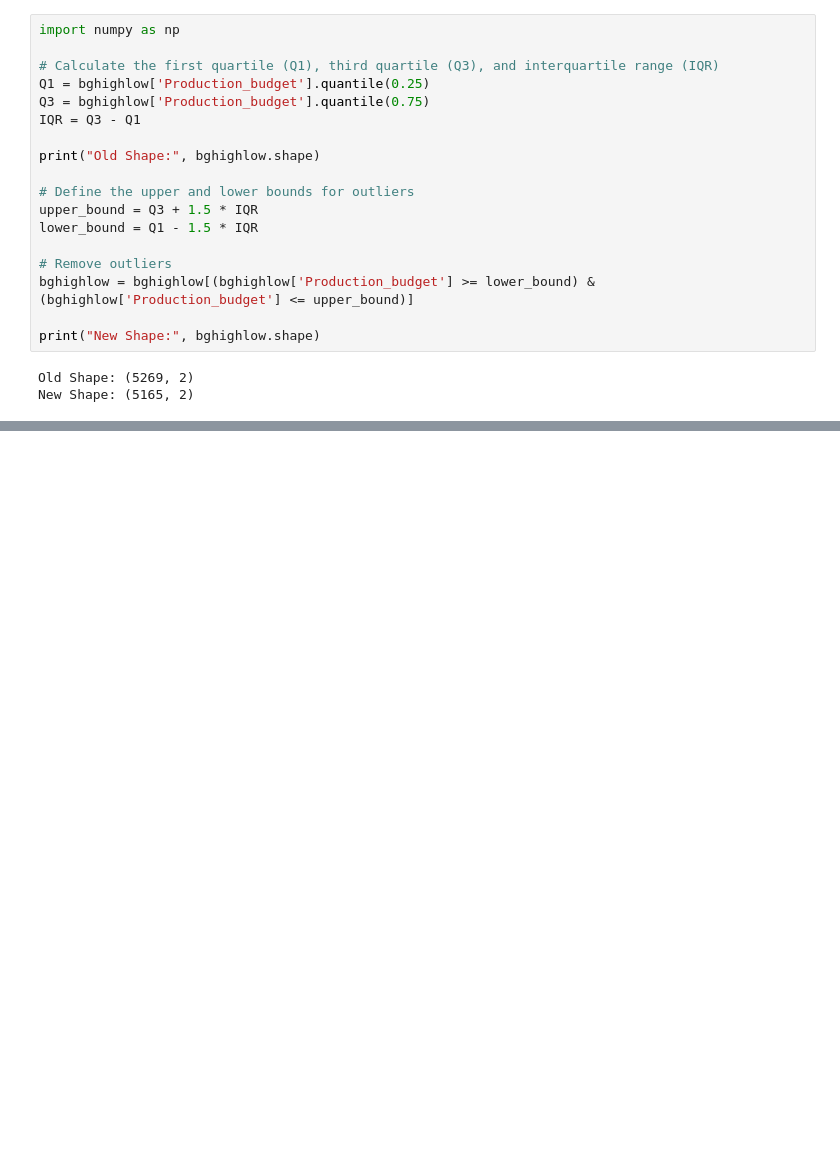
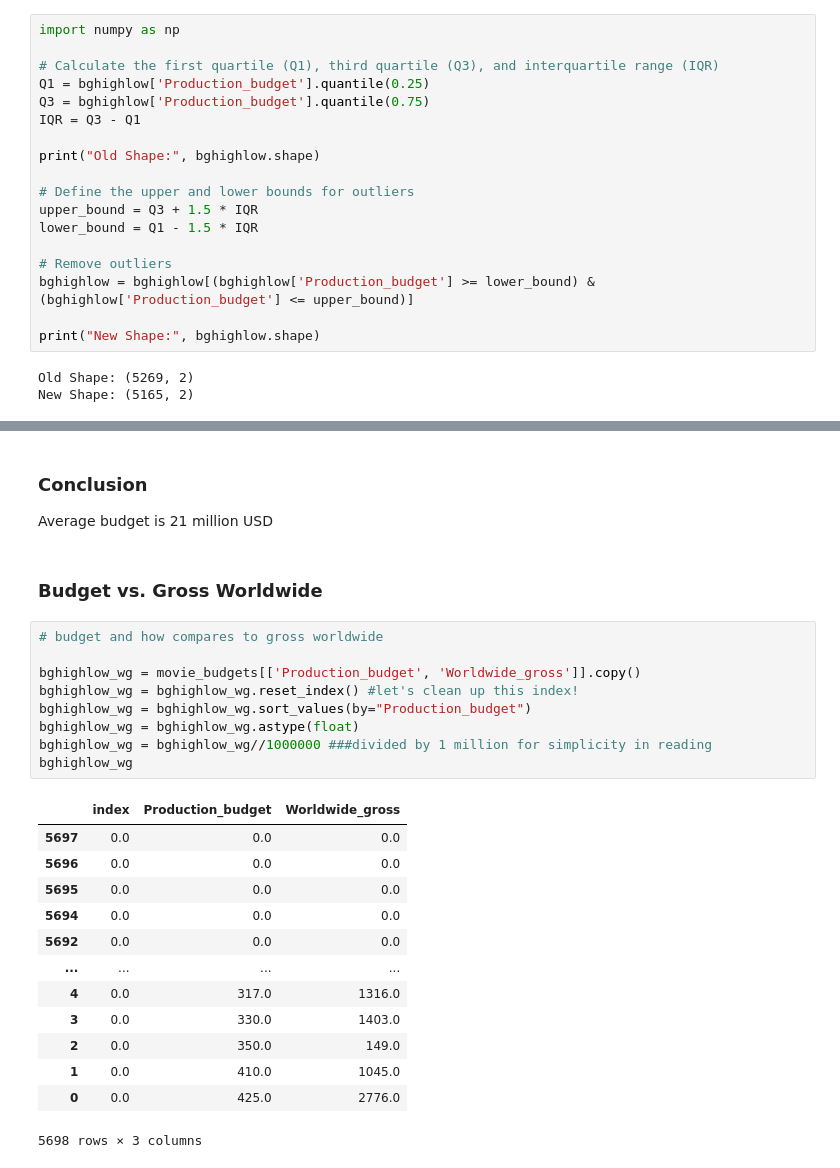
Before and after one commit to KMalinga/dsc-phase-1-project-v2-4, a Jupyter notebook: student.ipynb, the cells around one changed output, grey strips where cells are left out. Saved outputs shown, nothing was run; the diff lists cells and outputs as text; blank space fills up the shorter version.

```diff
--- a/student.ipynb
+++ b/student.ipynb
@@ -330,0 +344,28 @@ print("Average budget:", "$", bghighlow['Production_budget'].mean().round(decima
+# %% [markdown]
+### Conclusion
+Average budget is 21 million USD
+# %% [markdown]
+### Budget vs. Gross Worldwide
+# %%
+# budget and how compares to gross worldwide
+
+bghighlow_wg = movie_budgets[['Production_budget', 'Worldwide_gross']].copy()
+bghighlow_wg = bghighlow_wg.reset_index() #let's clean up this index!
+bghighlow_wg = bghighlow_wg.sort_values(by="Production_budget")
+bghighlow_wg = bghighlow_wg.astype(float)
+bghighlow_wg = bghighlow_wg//1000000 ###divided by 1 million for simplicity in reading
+bghighlow_wg
+# %% [output]
+|  | index | Production_budget | Worldwide_gross |
+| 5697 | 0.0 | 0.0 | 0.0 |
+| 5696 | 0.0 | 0.0 | 0.0 |
+| 5695 | 0.0 | 0.0 | 0.0 |
+| 5694 | 0.0 | 0.0 | 0.0 |
+| 5692 | 0.0 | 0.0 | 0.0 |
+| ... | ... | ... | ... |
+| 4 | 0.0 | 317.0 | 1316.0 |
+| 3 | 0.0 | 330.0 | 1403.0 |
+| 2 | 0.0 | 350.0 | 149.0 |
+| 1 | 0.0 | 410.0 | 1045.0 |
+| 0 | 0.0 | 425.0 | 2776.0 |
+5698 rows × 3 columns
```
Also changed, not shown: parts of 1 cell of this notebook.
